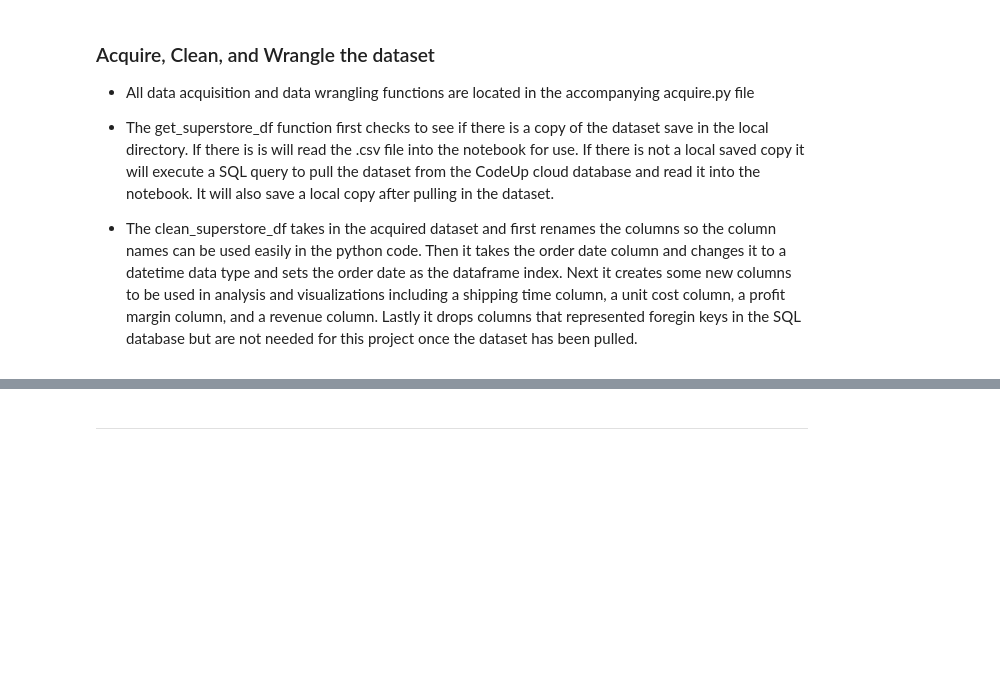
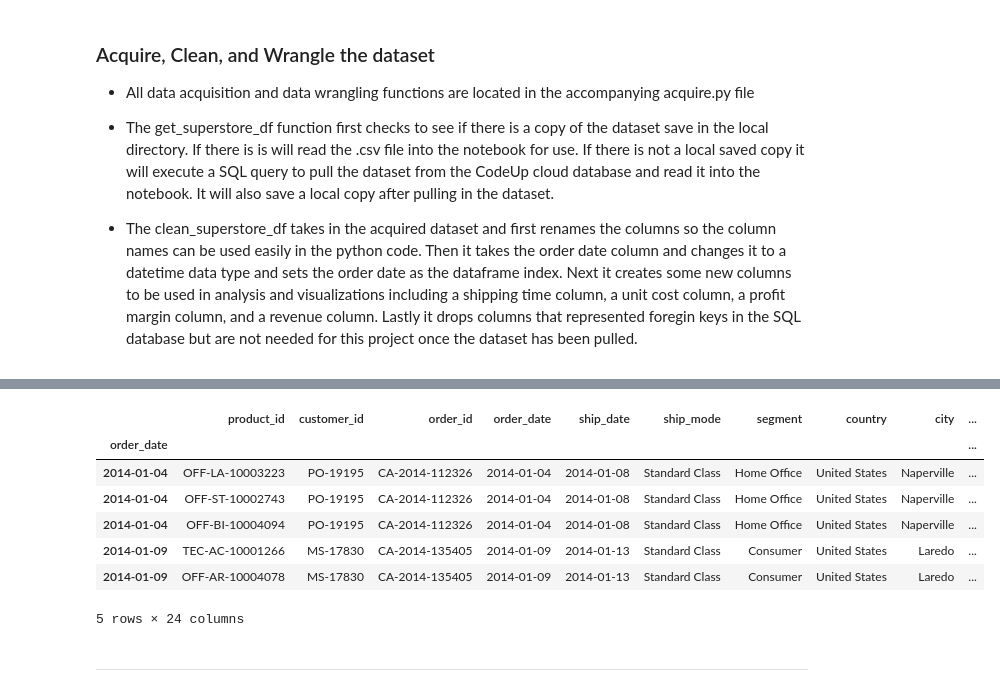
Before and after one commit to ns-tn-time-series-project/time-series-project, a Jupyter notebook: final_report_time_series_project.ipynb, the cells around one changed output, grey strips where cells are left out. Cells and saved outputs as stored; diff of their text form; code cells hidden in the pictures; blank space fills up the shorter version.

```diff
--- a/final_report_time_series_project.ipynb
+++ b/final_report_time_series_project.ipynb
@@ -46,2 +47,13 @@ df = clean_superstore_df(df)
+# %%
+df.head()
+# %% [output]
+|  | product_id | customer_id | order_id | order_date | ship_date | ship_mode | segment | country | city | ... |
+| order_date |  |  |  |  |  |  |  |  |  | ... |
+| 2014-01-04 | OFF-LA-10003223 | PO-19195 | CA-2014-112326 | 2014-01-04 | 2014-01-08 | Standard Class | Home Office | United States | Naperville | ... |
+| 2014-01-04 | OFF-ST-10002743 | PO-19195 | CA-2014-112326 | 2014-01-04 | 2014-01-08 | Standard Class | Home Office | United States | Naperville | ... |
+| 2014-01-04 | OFF-BI-10004094 | PO-19195 | CA-2014-112326 | 2014-01-04 | 2014-01-08 | Standard Class | Home Office | United States | Naperville | ... |
+| 2014-01-09 | TEC-AC-10001266 | MS-17830 | CA-2014-135405 | 2014-01-09 | 2014-01-13 | Standard Class | Consumer | United States | Laredo | ... |
+| 2014-01-09 | OFF-AR-10004078 | MS-17830 | CA-2014-135405 | 2014-01-09 | 2014-01-13 | Standard Class | Consumer | United States | Laredo | ... |
+5 rows × 24 columns
 # %% [markdown]
 ---
```
Also changed, not shown: parts of 6 cells of this notebook.
